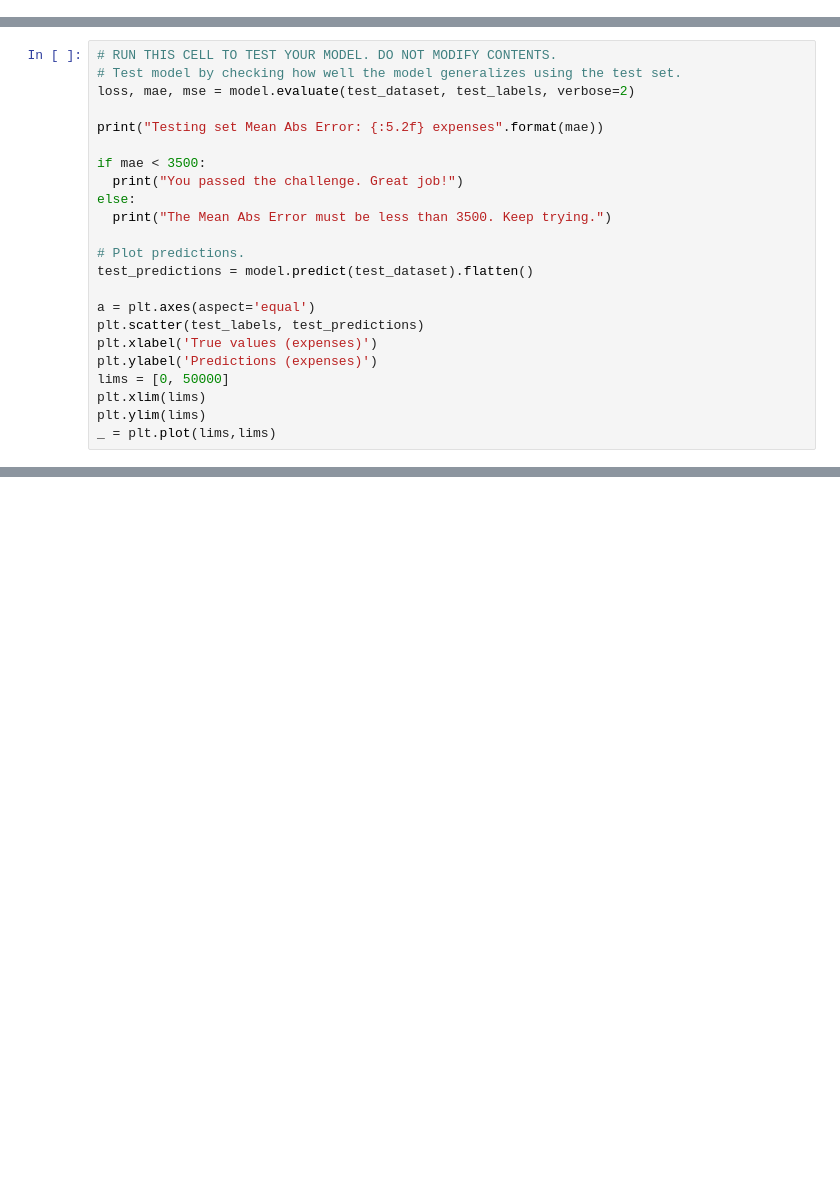
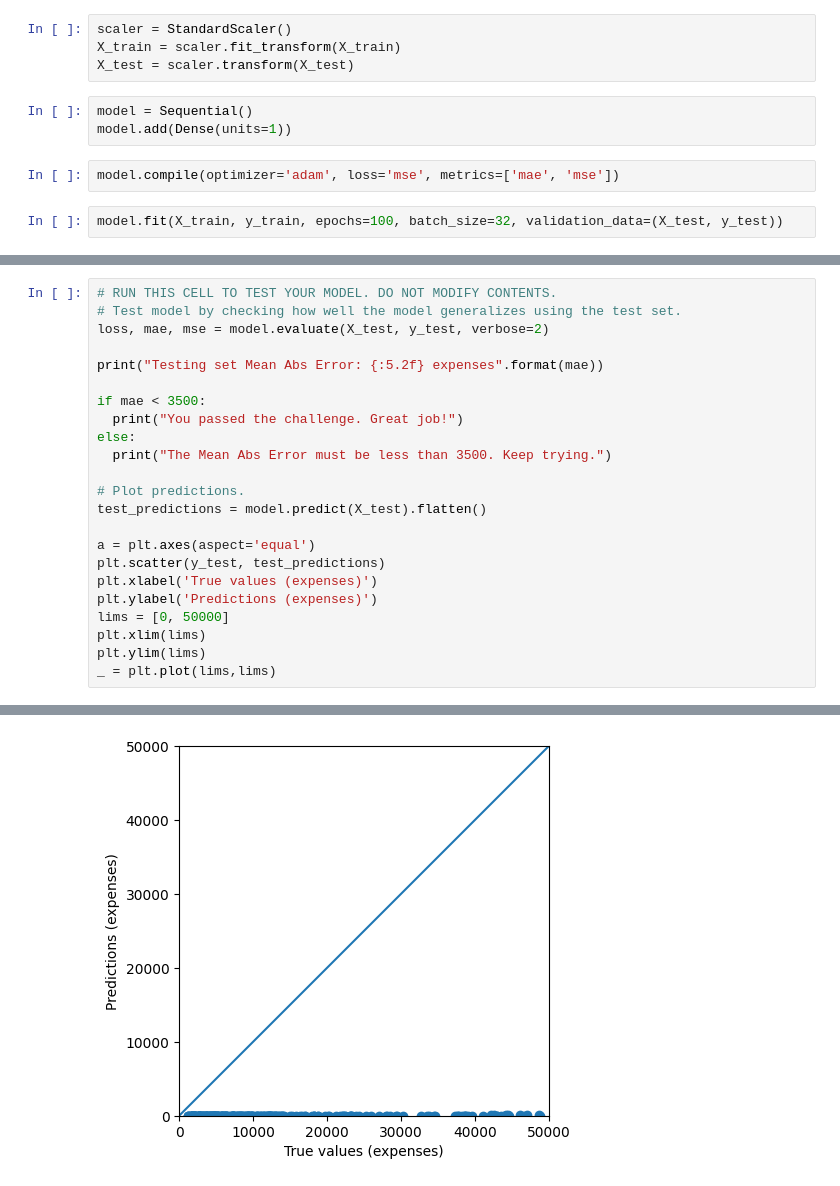
Before and after one commit to uzayri001/InsuranceCalculator, a Jupyter notebook: InsuranceCalculator.ipynb, the cells around one changed output, grey strips where cells are left out. Cells and saved outputs as stored; diff of their text form; blank space fills up the shorter version.

Commit message:
Skeleton model using keras. Draft so prediction accuracy is very low.

```diff
--- a/InsuranceCalculator.ipynb
+++ b/InsuranceCalculator.ipynb
@@ -48,0 +71,11 @@ insurance.csv.1     100%[===================>]  49.09K  --.-KB/s    in 0.02s
+# %%
+scaler = StandardScaler()
+X_train = scaler.fit_transform(X_train)
+X_test = scaler.transform(X_test)
+# %%
+model = Sequential()
+model.add(Dense(units=1))
+# %%
+model.compile(optimizer='adam', loss='mse', metrics=['mae', 'mse'])
+# %%
+model.fit(X_train, y_train, epochs=100, batch_size=32, validation_data=(X_test, y_test))
@@ -49,7 +101,7 @@ insurance.csv.1     100%[===================>]  49.09K  --.-KB/s    in 0.02s
 # %%
 # RUN THIS CELL TO TEST YOUR MODEL. DO NOT MODIFY CONTENTS.
 # Test model by checking how well the model generalizes using the test set.
-loss, mae, mse = model.evaluate(test_dataset, test_labels, verbose=2)
+loss, mae, mse = model.evaluate(X_test, y_test, verbose=2)
 
 print("Testing set Mean Abs Error: {:5.2f} expenses".format(mae))
 
@@ -59,13 +111,14 @@ else:
   print("The Mean Abs Error must be less than 3500. Keep trying.")
 
 # Plot predictions.
-test_predictions = model.predict(test_dataset).flatten()
+test_predictions = model.predict(X_test).flatten()
 
 a = plt.axes(aspect='equal')
-plt.scatter(test_labels, test_predictions)
+plt.scatter(y_test, test_predictions)
 plt.xlabel('True values (expenses)')
 plt.ylabel('Predictions (expenses)')
 lims = [0, 50000]
 plt.xlim(lims)
 plt.ylim(lims)
 _ = plt.plot(lims,lims)
+# %% [output]
@@ -71,0 +129 @@ _ = plt.plot(lims,lims)
+[figure, added]
```
Also changed, not shown: parts of 7 cells of this notebook.
